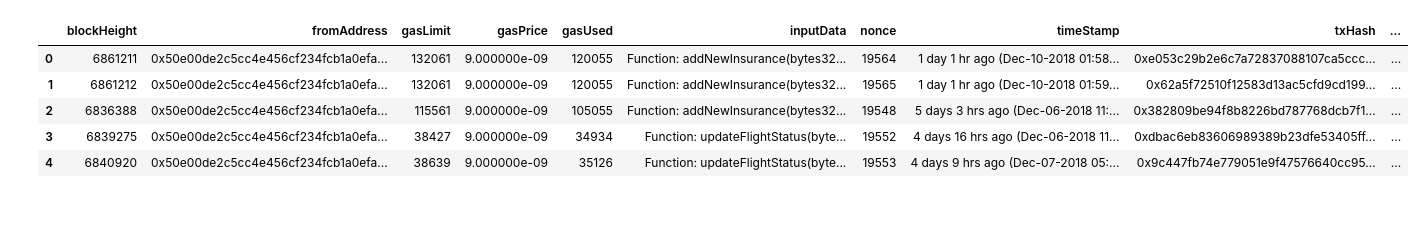
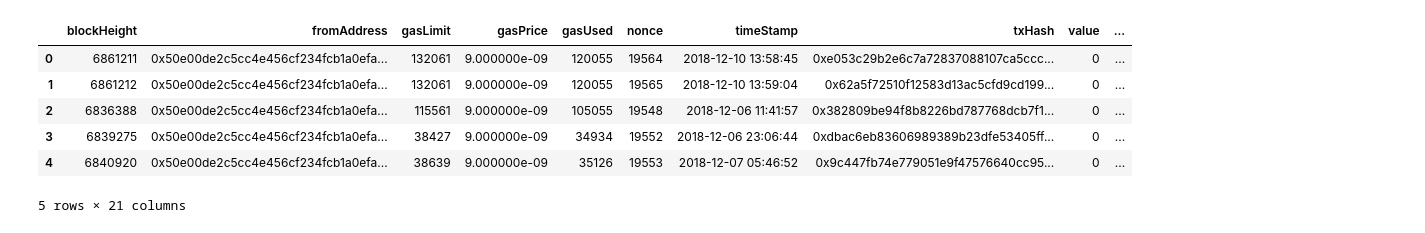
Before and after one commit to adalmieres/fizzy, a Jupyter notebook: lab/fizzy-notebook.ipynb, the cells around one changed output. Drawn from its saved outputs; the diff is of its cells as text; code cells hidden in the pictures.

Commit message:
first stage cleaning

```diff
--- a/lab/fizzy-notebook.ipynb
+++ b/lab/fizzy-notebook.ipynb
@@ -3,22 +3,51 @@ import pandas as pd
 import numpy as np
 import matplotlib.pyplot as plt
 # %%
-#data cleaning
+# load raw data
 df = pd.read_json('../data/fizzy.json', lines=True)
+
+#start cleaning
 df['actualCostEth'] = pd.to_numeric('0.' + df.actualCost.str.split(' ').str[0])
 df['actualCostUsd'] = pd.to_numeric(df.actualCost.str.split(' ').str[2].str.slice(2,6,1))
-del df['actualCost']
-df.blockHeight = pd.to_numeric(df.blockHeight)
-df.gasLimit = pd.to_numeric(df.gasLimit)
-df.gasPrice = pd.to_numeric('0.' + df.gasPrice.str.split(' ').str[0])
-df.gasUsed = pd.to_numeric(df.gasUsed.str.split(' ').str[0])
+df['blockHeight'] = pd.to_numeric(df.blockHeight)
+df['gasLimit'] = pd.to_numeric(df.gasLimit)
+df['gasPrice'] = pd.to_numeric('0.' + df.gasPrice.str.split(' ').str[0])
+df['gasUsed'] = pd.to_numeric(df.gasUsed.str.split(' ').str[0])
+df['timeStamp'] = df.timeStamp.str.extract('\((.*)\)')
+df['timeStamp'] = pd.to_datetime(df.timeStamp, format='%b-%d-%Y %I:%M:%S %p +%Z')
+df['inputData'] = df.inputData.str.replace('[\\r|\\n]', '')
+df['functionCalled'] = df.inputData.str.extract('Function: (.*)\(')
+df['flightId'] = df.inputData.str.extract('[addNewInsurance|updateFlightStatus|manualInsuranceResolution].*\[0\]:\s\s(.{64})')
+df['flightNo'] = df.flightId.str.decode('hex') \
+                            .str.decode('utf-8') \
+                            .str.rsplit('.',n=1) \
+                            .str.get(0) \
+                            .str.replace('.','')
+df['departureDate'] = pd.to_datetime(df.flightId.str.decode('hex') \
+                                     .str.decode('utf-8') \
+                                     .str.rsplit('.',n=1) \
+                                     .str.get(1) \
+                                     .str.slice(0,10,1), unit='s')
+df['limitArrivalTime'] = df.inputData.str.extract('addNewInsurance.*\[1\]:\s\s(.{64})')
+df['limitArrivalTime'] = pd.to_datetime(df.limitArrivalTime.str[-12:].apply(lambda x: None if pd.isnull(x) else int(str(x), 16)),unit='ms')
+df['premium'] = df.inputData.str.extract('addNewInsurance.*\[2\]:\s\s(.{64})')
+df['premium'] = df.premium.apply(lambda x: None if pd.isnull(x) else int(str(x), 16))
+df['indemnity'] = df.inputData.str.extract('addNewInsurance.*\[3\]:\s\s(.{64})')
+df['indemnity'] = df.indemnity.apply(lambda x: None if pd.isnull(x) else int(str(x), 16))
+df['productId'] = df.inputData.str.extract('(?:addNewInsurance.*\[4\]:\s\s|manualInsuranceResolution.*\[2\]:\s\s)(.{64})')
+df['actualArrivalTime'] = df.inputData.str.extract('updateFlightStatus.*\[1\]:\s\s(.{64})')
+df['actualArrivalTime'] = pd.to_datetime(df.actualArrivalTime.str[-12:].apply(lambda x: None if pd.isnull(x) else int(str(x), 16)),unit='ms')
+df['newStatusId'] = df.inputData.str.extract('manualInsuranceResolution.*\[1\]:\s\s(.{64})')
 df.value = pd.to_numeric(df.value.str.slice(0,1,1))
 del df['txReceiptStatus']
+del df['inputData']
+del df['actualCost']
 df.head()
 # %% [output]
-|  | blockHeight | fromAddress | gasLimit | gasPrice | gasUsed | inputData | nonce | timeStamp | txHash | ... |
-| 0 | 6861211 | 0x50e00de2c5cc4e456cf234fcb1a0efa... | 132061 | 9.000000e-09 | 120055 | Function: addNewInsurance(bytes32... | 19564 | 1 day 1 hr ago (Dec-10-2018 01:58... | 0xe053c29b2e6c7a72837088107ca5ccc... | ... |
-| 1 | 6861212 | 0x50e00de2c5cc4e456cf234fcb1a0efa... | 132061 | 9.000000e-09 | 120055 | Function: addNewInsurance(bytes32... | 19565 | 1 day 1 hr ago (Dec-10-2018 01:59... | 0x62a5f72510f12583d13ac5cfd9cd199... | ... |
-| 2 | 6836388 | 0x50e00de2c5cc4e456cf234fcb1a0efa... | 115561 | 9.000000e-09 | 105055 | Function: addNewInsurance(bytes32... | 19548 | 5 days 3 hrs ago (Dec-06-2018 11:... | 0x382809be94f8b8226bd787768dcb7f1... | ... |
-| 3 | 6839275 | 0x50e00de2c5cc4e456cf234fcb1a0efa... | 38427 | 9.000000e-09 | 34934 | Function: updateFlightStatus(byte... | 19552 | 4 days 16 hrs ago (Dec-06-2018 11... | 0xdbac6eb83606989389b23dfe53405ff... | ... |
-| 4 | 6840920 | 0x50e00de2c5cc4e456cf234fcb1a0efa... | 38639 | 9.000000e-09 | 35126 | Function: updateFlightStatus(byte... | 19553 | 4 days 9 hrs ago (Dec-07-2018 05:... | 0x9c447fb74e779051e9f47576640cc95... | ... |
+|  | blockHeight | fromAddress | gasLimit | gasPrice | gasUsed | nonce | timeStamp | txHash | value | ... |
+| 0 | 6861211 | 0x50e00de2c5cc4e456cf234fcb1a0efa... | 132061 | 9.000000e-09 | 120055 | 19564 | 2018-12-10 13:58:45 | 0xe053c29b2e6c7a72837088107ca5ccc... | 0 | ... |
+| 1 | 6861212 | 0x50e00de2c5cc4e456cf234fcb1a0efa... | 132061 | 9.000000e-09 | 120055 | 19565 | 2018-12-10 13:59:04 | 0x62a5f72510f12583d13ac5cfd9cd199... | 0 | ... |
+| 2 | 6836388 | 0x50e00de2c5cc4e456cf234fcb1a0efa... | 115561 | 9.000000e-09 | 105055 | 19548 | 2018-12-06 11:41:57 | 0x382809be94f8b8226bd787768dcb7f1... | 0 | ... |
+| 3 | 6839275 | 0x50e00de2c5cc4e456cf234fcb1a0efa... | 38427 | 9.000000e-09 | 34934 | 19552 | 2018-12-06 23:06:44 | 0xdbac6eb83606989389b23dfe53405ff... | 0 | ... |
+| 4 | 6840920 | 0x50e00de2c5cc4e456cf234fcb1a0efa... | 38639 | 9.000000e-09 | 35126 | 19553 | 2018-12-07 05:46:52 | 0x9c447fb74e779051e9f47576640cc95... | 0 | ... |
+5 rows × 21 columns
```
Also changed, not shown: parts of 2 cells of this notebook.
